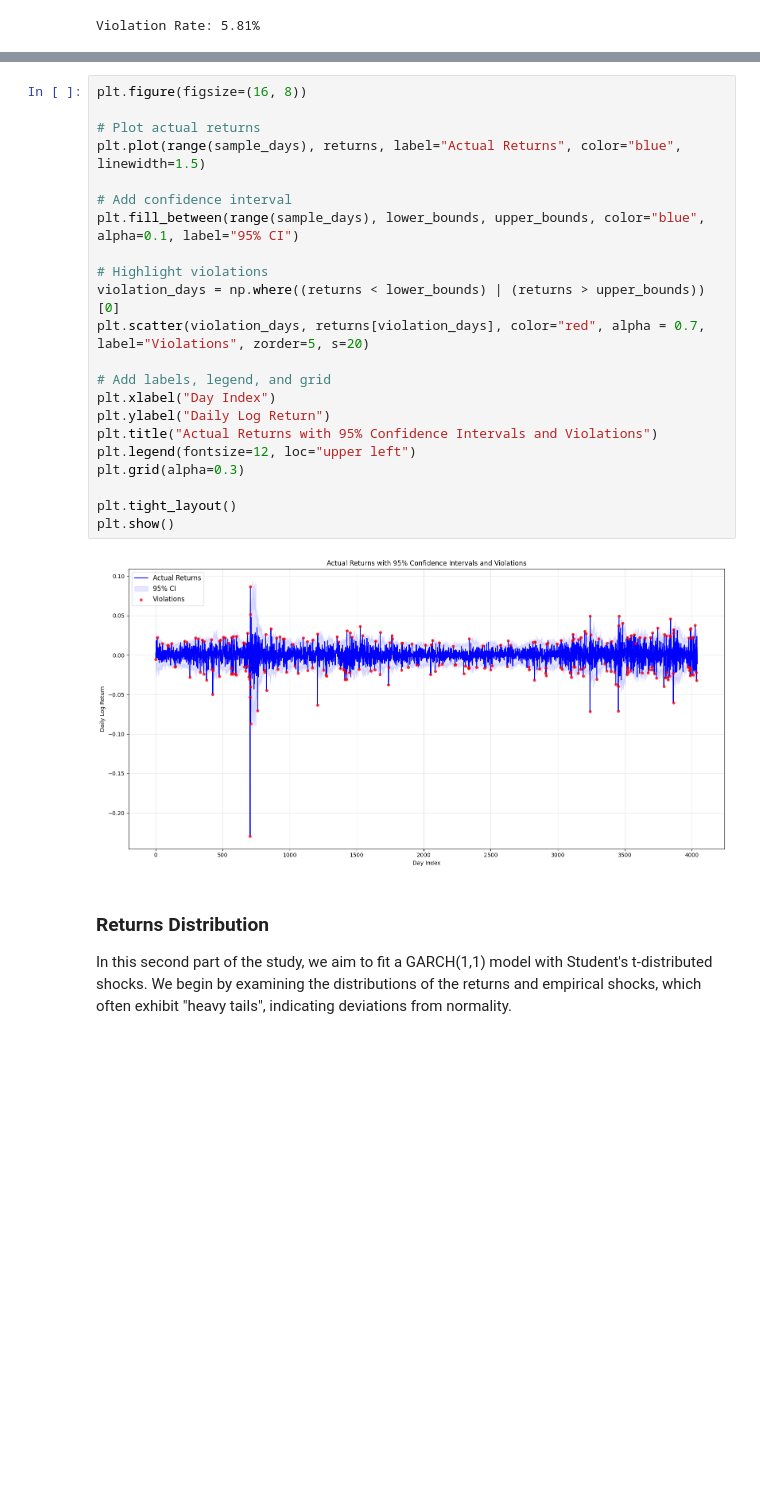
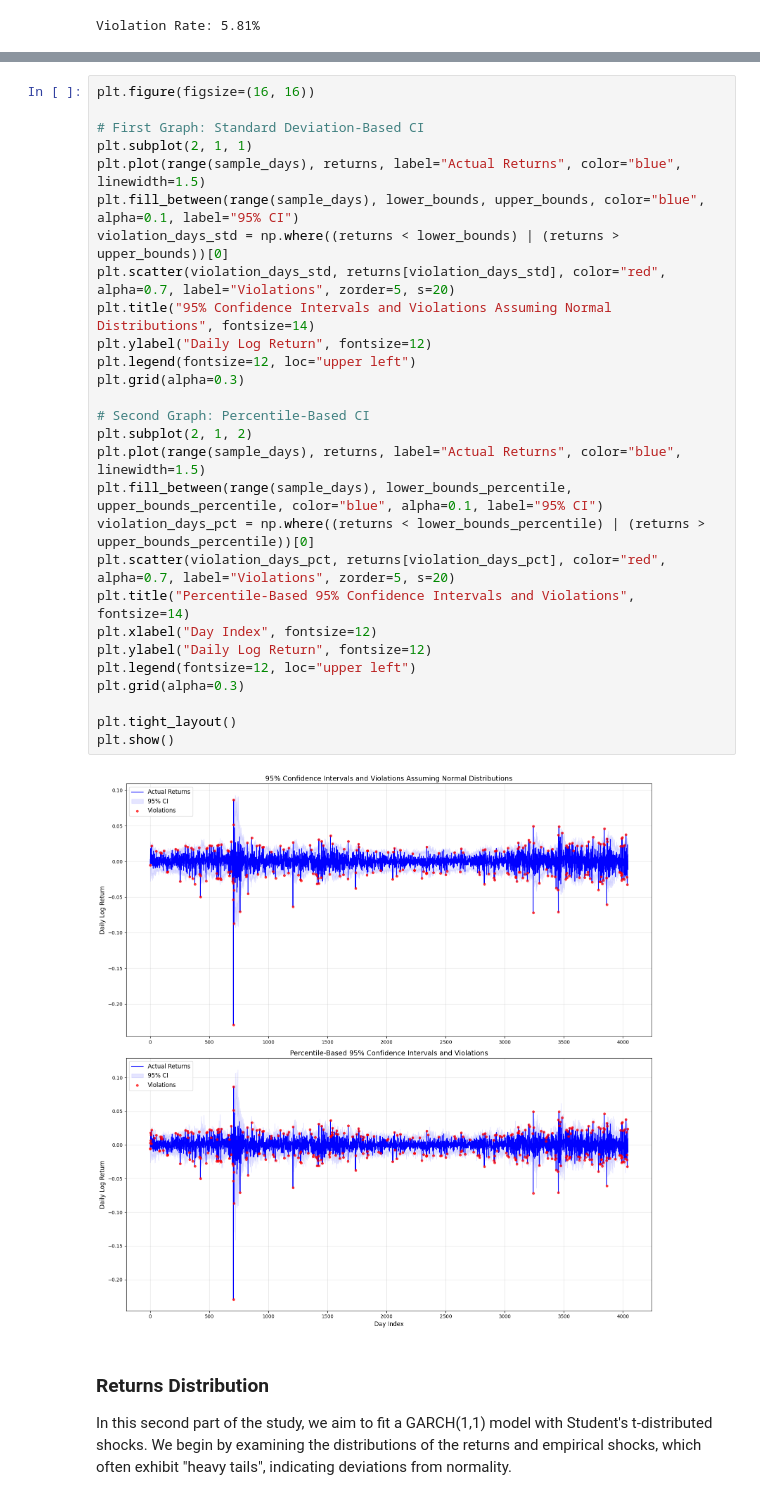
Before and after one commit to Alessandro-Dodon/garch, a Jupyter notebook: Garch.ipynb, the cells around one changed output, grey strips where cells are left out. Drawn from its saved outputs; the diff is of its cells as text; blank space fills up the shorter version.

```diff
--- a/Garch.ipynb
+++ b/Garch.ipynb
@@ -438,27 +468,33 @@ Violation Rate: 5.81%
 # %%
-plt.figure(figsize=(16, 8))
+plt.figure(figsize=(16, 16))
 
-# Plot actual returns
+# First Graph: Standard Deviation-Based CI
+plt.subplot(2, 1, 1)
 plt.plot(range(sample_days), returns, label="Actual Returns", color="blue", linewidth=1.5)
+plt.fill_between(range(sample_days), lower_bounds, upper_bounds, color="blue", alpha=0.1, label="95% CI")
+violation_days_std = np.where((returns < lower_bounds) | (returns > upper_bounds))[0]
+plt.scatter(violation_days_std, returns[violation_days_std], color="red", alpha=0.7, label="Violations", zorder=5, s=20)
+plt.title("95% Confidence Intervals and Violations Assuming Normal Distributions", fontsize=14)
+plt.ylabel("Daily Log Return", fontsize=12)
+plt.legend(fontsize=12, loc="upper left")
+plt.grid(alpha=0.3)
 
-# Add confidence interval
-plt.fill_between(range(sample_days), lower_bounds, upper_bounds, color="blue", alpha=0.1, label="95% CI")
-
-# Highlight violations
-violation_days = np.where((returns < lower_bounds) | (returns > upper_bounds))[0]
-plt.scatter(violation_days, returns[violation_days], color="red", alpha = 0.7, label="Violations", zorder=5, s=20)
-
-# Add labels, legend, and grid
-plt.xlabel("Day Index")
-plt.ylabel("Daily Log Return")
-plt.title("Actual Returns with 95% Confidence Intervals and Violations")
+# Second Graph: Percentile-Based CI
+plt.subplot(2, 1, 2)
+plt.plot(range(sample_days), returns, label="Actual Returns", color="blue", linewidth=1.5)
+plt.fill_between(range(sample_days), lower_bounds_percentile, upper_bounds_percentile, color="blue", alpha=0.1, label="95% CI")
+violation_days_pct = np.where((returns < lower_bounds_percentile) | (returns > upper_bounds_percentile))[0]
+plt.scatter(violation_days_pct, returns[violation_days_pct], color="red", alpha=0.7, label="Violations", zorder=5, s=20)
+plt.title("Percentile-Based 95% Confidence Intervals and Violations", fontsize=14)
+plt.xlabel("Day Index", fontsize=12)
+plt.ylabel("Daily Log Return", fontsize=12)
 plt.legend(fontsize=12, loc="upper left")
 plt.grid(alpha=0.3)
 
 plt.tight_layout()
 plt.show()
 # %% [output]
-[figure, old version]
+[figure, new version]
 # %% [markdown]
 ### Returns Distribution
 
```
Also changed, not shown: parts of 10 cells of this notebook.
